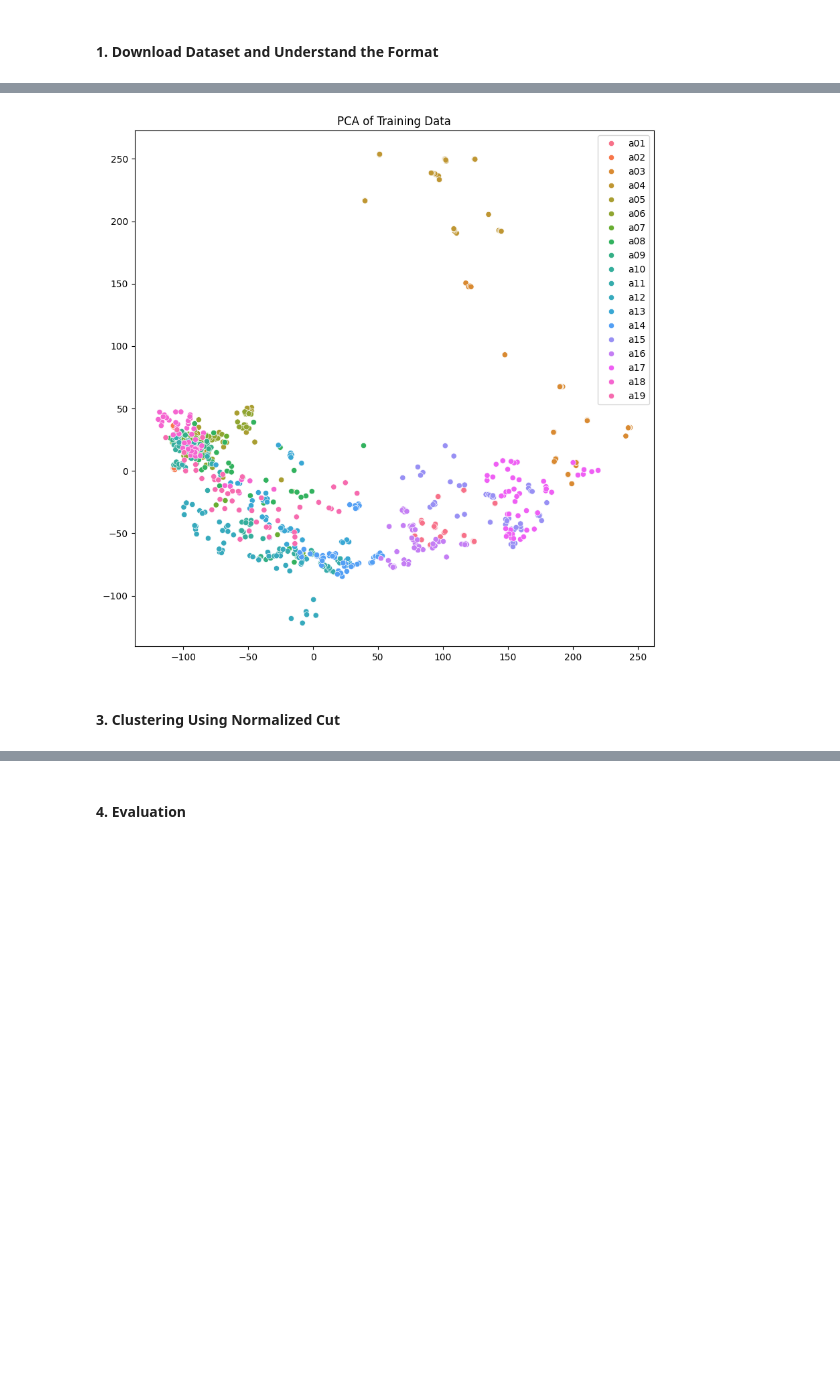
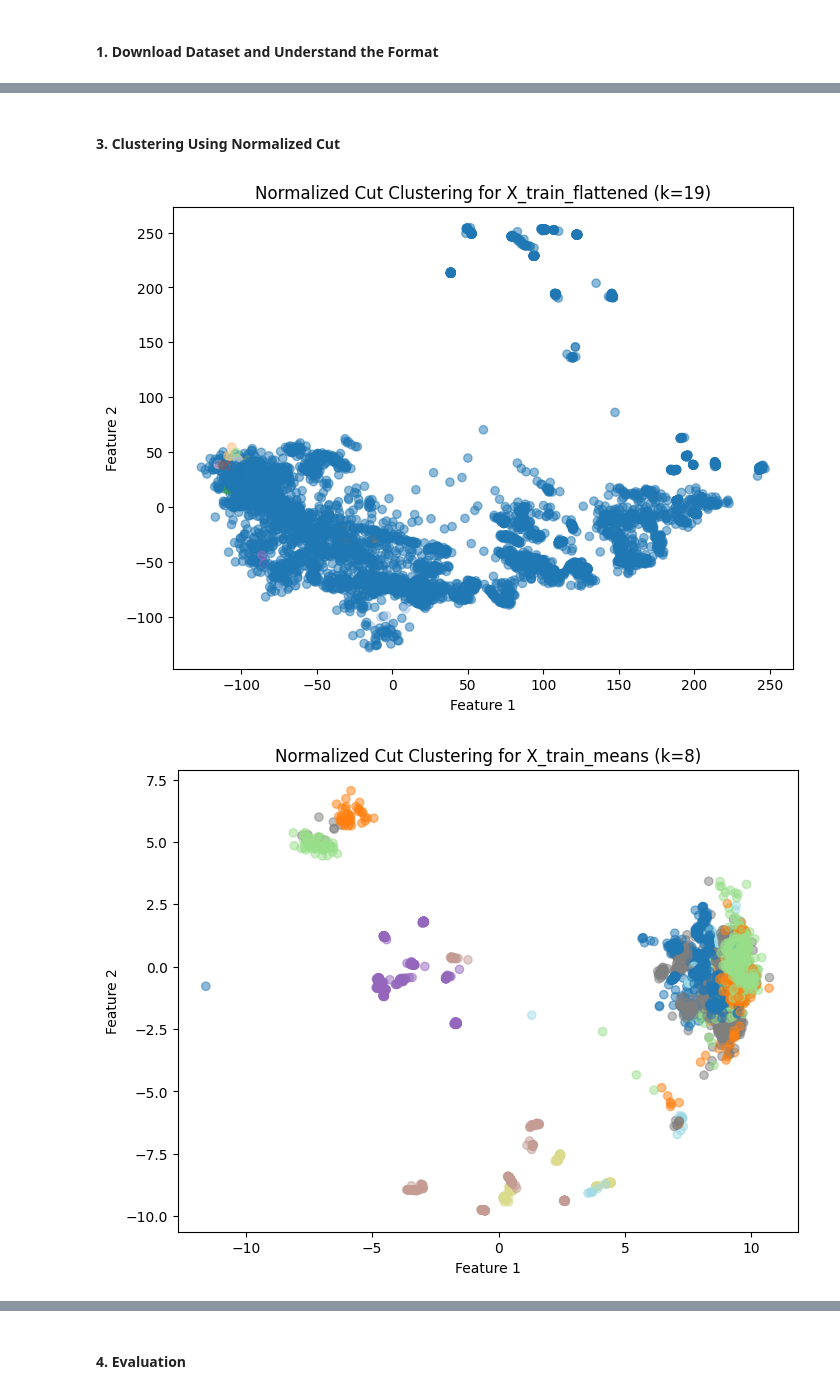
Before and after one commit to membaby/sports-activity-detection, a Jupyter notebook: main.ipynb, the cells around one changed output, grey strips where cells are left out. Saved outputs shown, nothing was run; the diff lists cells and outputs as text; code cells hidden in the pictures; blank space fills up the shorter version.

Commit message:
Normalized Cut

```diff
--- a/main.ipynb
+++ b/main.ipynb
@@ -16,7 +16,8 @@ import matplotlib.pyplot as plt
 
 # # data_path = '/content/drive/My Drive/data'
 
-data_path = 'C:/Users/dell/Downloads/daily+and+sports+activities/data'
+# data_path = 'C:/Users/dell/Downloads/daily+and+sports+activities/data'
+data_path = 'data'
 
 def preprocess_and_reduce_dimension(data_path):
     X_train_means, X_val_means = [], []
@@ -24,6 +25,7 @@ def preprocess_and_reduce_dimension(data_path):
     y_val = []
 
     for activity_folder in os.listdir(data_path):
+        if '.DS_Store' in activity_folder: continue
         activity_folder_path = os.path.join(data_path, activity_folder)
         activity_label = int(activity_folder[1:])  # Extract the numeric part from the folder name
         for subject_folder in os.listdir(activity_folder_path):
@@ -212,18 +150,38 @@ Test Dataset Statistics
-# %%
-# Plot X_train
-import matplotlib.pyplot as plt
-import seaborn as sns
-from sklearn.decomposition import PCA
-
-pca = PCA(n_components=2)
-X_train_pca = pca.fit_transform(X_train)
-X_test_pca = pca.transform(X_test)
-
-plt.figure(figsize=(10, 10))
-sns.scatterplot(x=X_train_pca[:, 0], y=X_train_pca[:, 1], hue=y_train)
-plt.title('PCA of Training Data')
-plt.show()
-# %% [output]
-[figure, removed]
 # %% [markdown]
 #### 3. Clustering Using Normalized Cut
+# %%
+from sklearn.metrics import pairwise_distances
+from sklearn.cluster import KMeans
+import networkx as nx
+
+def normalized_cut(X, n_clusters):
+    dist_matrix = pairwise_distances(X, metric='euclidean')
+    similarity_matrix = np.exp(-dist_matrix ** 2 / (2. * np.std(dist_matrix) ** 2))
+    G = nx.from_numpy_array(similarity_matrix)
+    D = np.diag(np.array(G.degree(weight='weight'))[:, -1])
+    L = nx.laplacian_matrix(G).toarray()
+    D_sqrt_inv = np.linalg.inv(np.sqrt(D))
+    normalized_laplacian = np.dot(D_sqrt_inv, np.dot(L, D_sqrt_inv))
+    eigenvalues, eigenvectors = np.linalg.eig(normalized_laplacian)
+    k_smallest = eigenvectors[:, :n_clusters]
+    k_smallest_normalized = np.divide(k_smallest, np.apply_along_axis(np.linalg.norm, 1, k_smallest)[:, np.newaxis])
+    kmeans = KMeans(n_clusters=n_clusters)
+    kmeans.fit(k_smallest_normalized)
+    return kmeans.labels_
+# %%
+k_values = [8, 13, 19, 28, 38]
+datasets = [(X_train_means, 'X_train_means'), (X_train_flattened, 'X_train_flattened')]
+
+#visualizing 2 attributes for visualization
+for X, dataset_name in datasets:
+    for k in k_values:
+        labels = normalized_cut(X, k)
+        plt.figure(figsize=(8,6))
+        plt.scatter(X[:,0], X[:,1],c=labels,cmap='tab20',alpha=0.5)
+        plt.title(f'Normalized Cut Clustering for {dataset_name} (k={k})')
+        plt.xlabel('Feature 1')
+        plt.ylabel('Feature 2')
+        plt.show()
+# %% [output]
+[figure, added]
+[figure, added]
```
Also changed, not shown: parts of 6 cells of this notebook.
